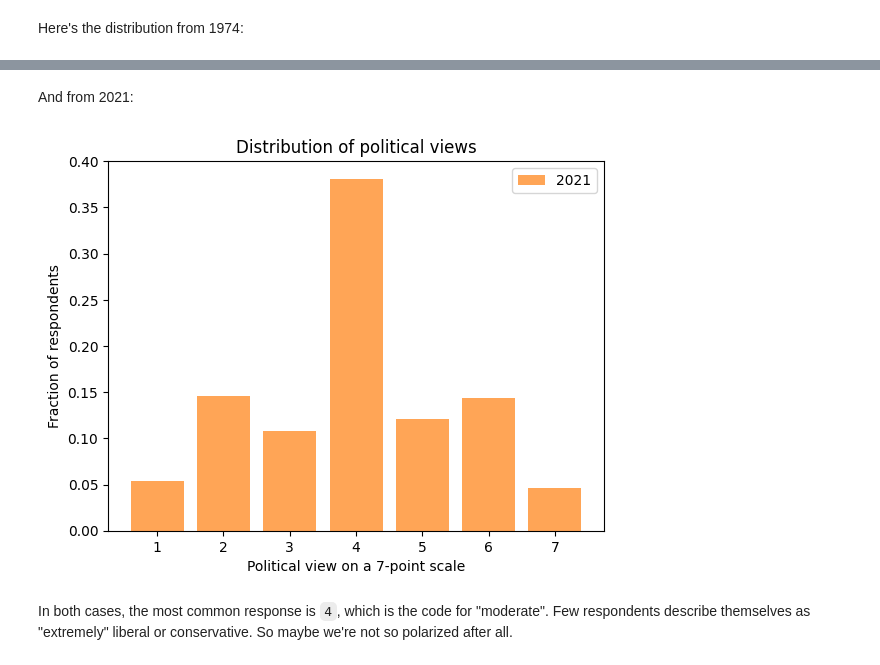
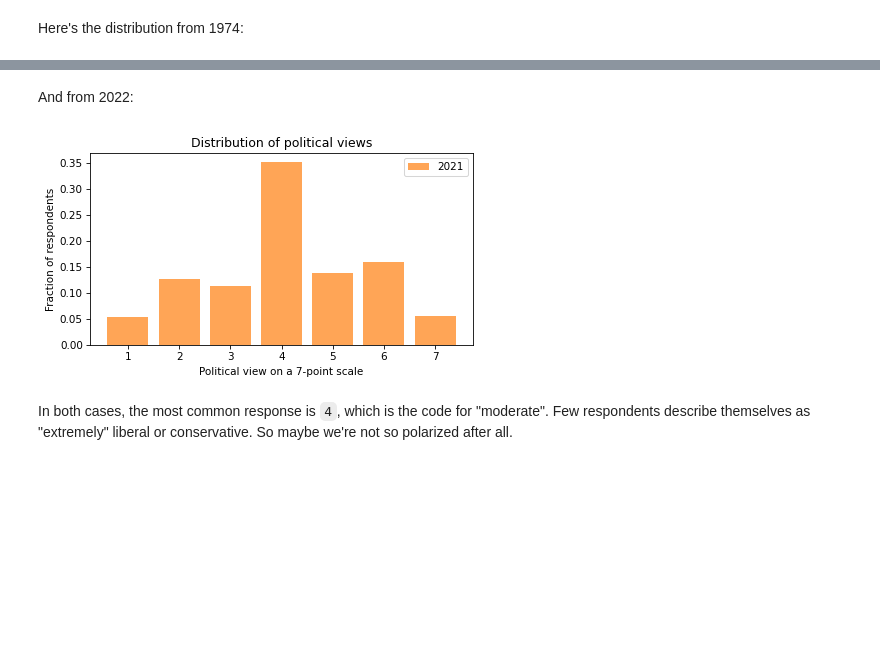
Before and after one commit to AllenDowney/PoliticalAlignmentCaseStudy, a Jupyter notebook: 02_polviews_soln.ipynb, the cells around one changed output, grey strips where cells are left out. Drawn from its saved outputs; the diff is of its cells as text; code cells hidden in the pictures; blank space fills up the shorter version.

```diff
--- a/02_polviews_soln.ipynb
+++ b/02_polviews_soln.ipynb
@@ -143,0 +131,4 @@ Name: polviews, dtype: int64
+# %%
+year22 = gss["year"] == 2022
+polviews22 = polviews[year22]
+values(polviews22)
@@ -172,17 +171,0 @@ The following cell defines a function I use to decorate the axes in plots.
-# %%
-def decorate(**options):
-    """Decorate the current axes.
-
-    Call decorate with keyword arguments like
-    decorate(title='Title',
-             xlabel='x',
-             ylabel='y')
-
-    The keyword arguments can be any of the axis properties
-    https://matplotlib.org/api/axes_api.html
-    """
-    ax = plt.gca()
-    ax.set(**options)
-    handles, labels = ax.get_legend_handles_labels()
-    if handles:
-        ax.legend(handles, labels)
@@ -201,16 +186,16 @@ decorate(
 # %% [markdown]
-And from 2021:
+And from 2022:
 # %%
-pmf21 = Pmf.from_seq(polviews21)
-pmf21.bar(label="2021", color="C1", alpha=0.7)
+pmf22 = Pmf.from_seq(polviews22)
+pmf22.bar(label="2021", color="C1", alpha=0.7)
 
 decorate(
     xlabel="Political view on a 7-point scale",
     ylabel="Fraction of respondents",
     title="Distribution of political views",
 )
 # %% [output]
-[figure, old version]
+[figure, new version]
 # %% [markdown]
 In both cases, the most common response is `4`, which is the code for "moderate".  Few respondents describe themselves as "extremely" liberal or conservative.
 So maybe we're not so polarized after all.
```
Also changed, not shown: parts of 55 cells of this notebook, 6 other files.
